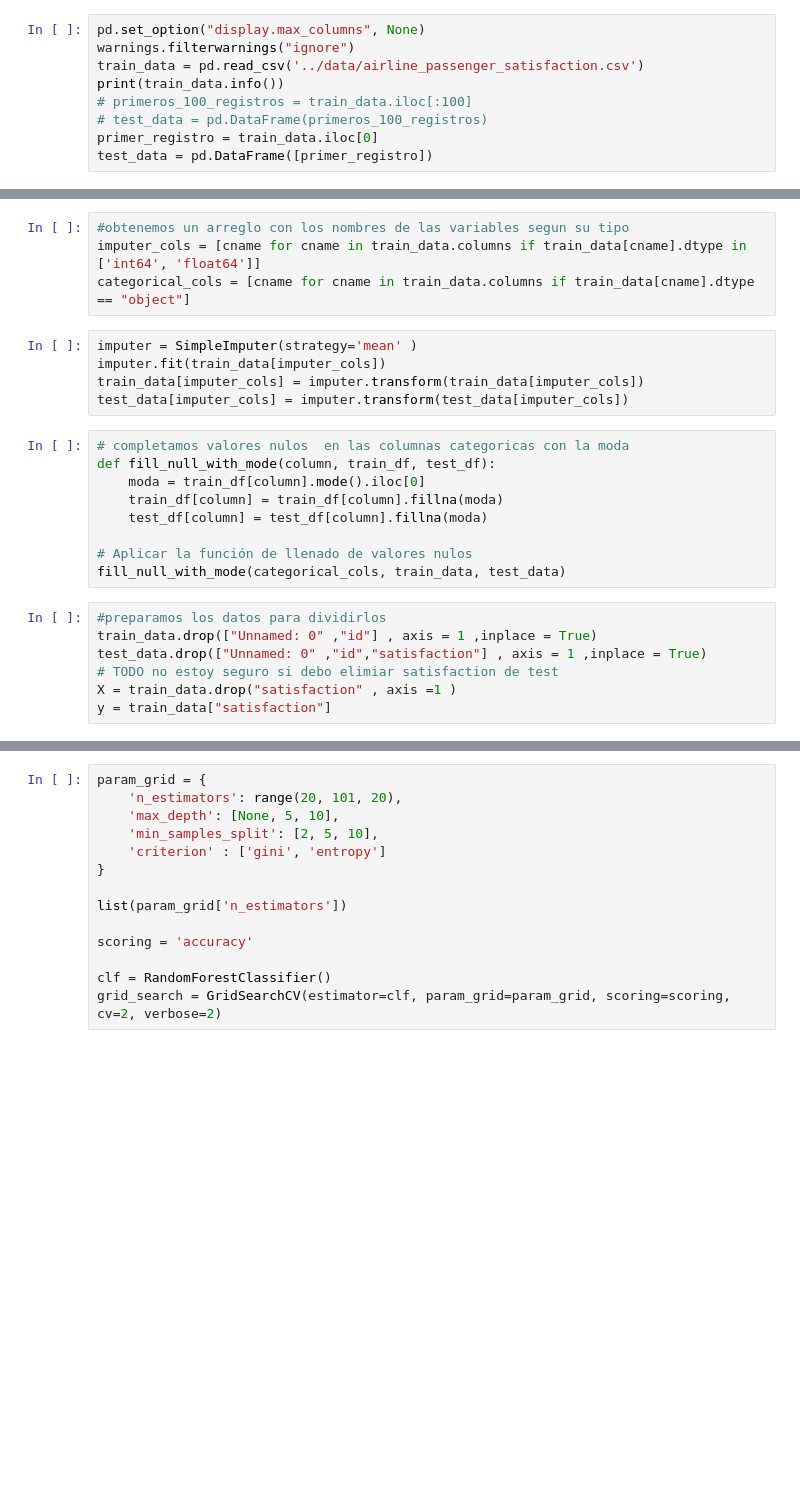
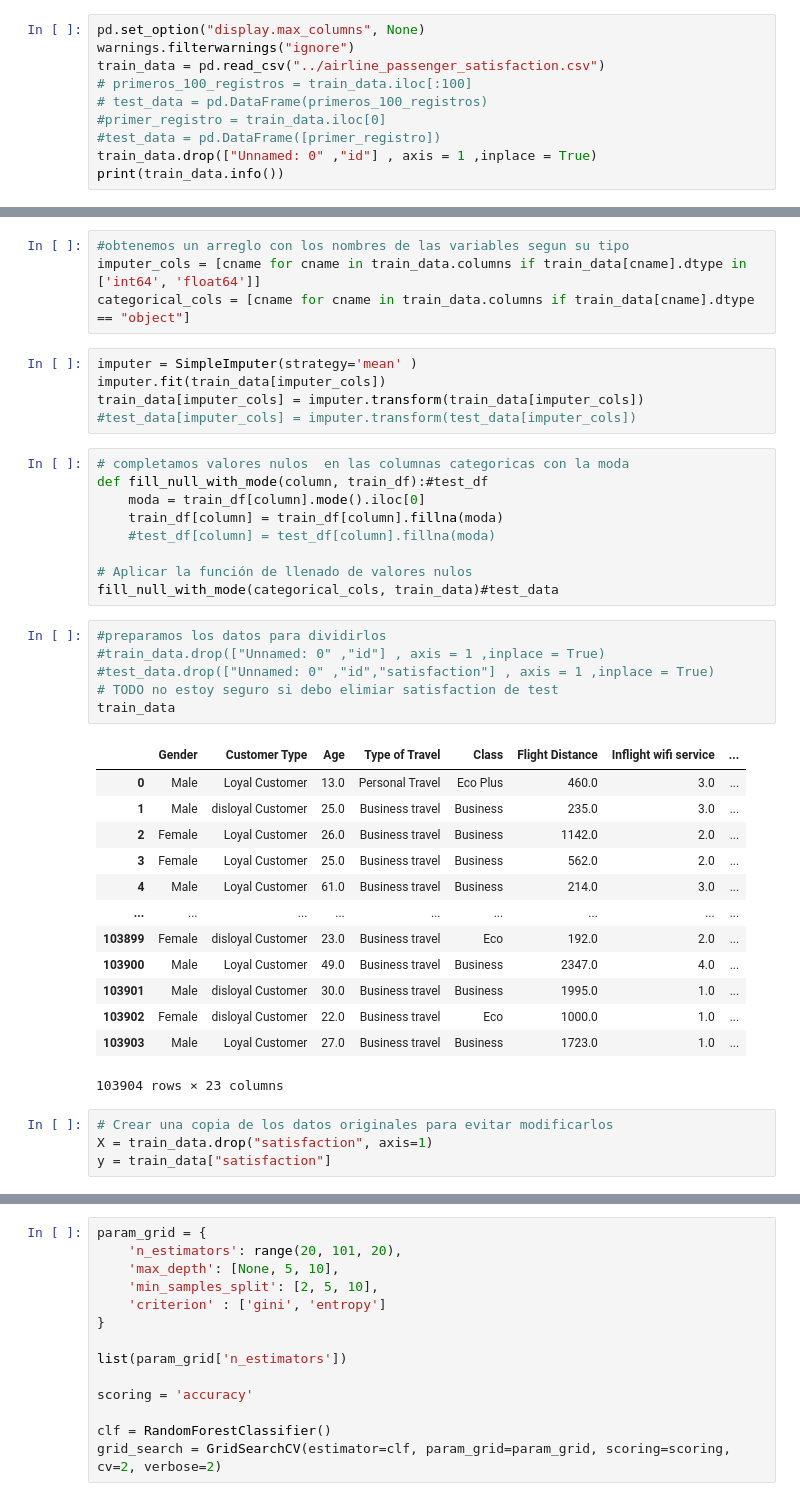
Before and after one commit to migue29/F5-Airlines, a Jupyter notebook: notebooks/f5-airlines.ipynb, the cells around one changed output, grey strips where cells are left out. Cells and saved outputs as stored; diff of their text form; blank space fills up the shorter version.

```diff
--- a/notebooks/f5-airlines.ipynb
+++ b/notebooks/f5-airlines.ipynb
@@ -21,12 +21,13 @@ from sklearn.model_selection import GridSearchCV
 # %%
 pd.set_option("display.max_columns", None)
 warnings.filterwarnings("ignore")
-train_data = pd.read_csv('../data/airline_passenger_satisfaction.csv')
-print(train_data.info())
+train_data = pd.read_csv("../airline_passenger_satisfaction.csv")
 # primeros_100_registros = train_data.iloc[:100]
 # test_data = pd.DataFrame(primeros_100_registros)
-primer_registro = train_data.iloc[0]
-test_data = pd.DataFrame([primer_registro])
+#primer_registro = train_data.iloc[0]
+#test_data = pd.DataFrame([primer_registro])
+train_data.drop(["Unnamed: 0" ,"id"] , axis = 1 ,inplace = True)
+print(train_data.info())
 # %% [output]
 <class 'pandas.core.frame.DataFrame'>
 RangeIndex: 103904 entries, 0 to 103903
@@ -53,20 +54,37 @@ categorical_cols = [cname for cname in train_data.columns if train_data[cname].d
 imputer = SimpleImputer(strategy='mean' )
 imputer.fit(train_data[imputer_cols])
 train_data[imputer_cols] = imputer.transform(train_data[imputer_cols])
-test_data[imputer_cols] = imputer.transform(test_data[imputer_cols])
+#test_data[imputer_cols] = imputer.transform(test_data[imputer_cols])
 # %%
 # completamos valores nulos  en las columnas categoricas con la moda
-def fill_null_with_mode(column, train_df, test_df):
+def fill_null_with_mode(column, train_df):#test_df
     moda = train_df[column].mode().iloc[0]
     train_df[column] = train_df[column].fillna(moda)
-    test_df[column] = test_df[column].fillna(moda)
+    #test_df[column] = test_df[column].fillna(moda)
 
 # Aplicar la función de llenado de valores nulos
-fill_null_with_mode(categorical_cols, train_data, test_data)
+fill_null_with_mode(categorical_cols, train_data)#test_data
 # %%
 #preparamos los datos para dividirlos
-train_data.drop(["Unnamed: 0" ,"id"] , axis = 1 ,inplace = True)
-test_data.drop(["Unnamed: 0" ,"id","satisfaction"] , axis = 1 ,inplace = True)
+#train_data.drop(["Unnamed: 0" ,"id"] , axis = 1 ,inplace = True)
+#test_data.drop(["Unnamed: 0" ,"id","satisfaction"] , axis = 1 ,inplace = True)
 # TODO no estoy seguro si debo elimiar satisfaction de test
-X = train_data.drop("satisfaction" , axis =1 )
-y = train_data["satisfaction"]
+train_data
+# %% [output]
+|  | Gender | Customer Type | Age | Type of Travel | Class | Flight Distance | Inflight wifi service | ... |
+| 0 | Male | Loyal Customer | 13.0 | Personal Travel | Eco Plus | 460.0 | 3.0 | ... |
+| 1 | Male | disloyal Customer | 25.0 | Business travel | Business | 235.0 | 3.0 | ... |
+| 2 | Female | Loyal Customer | 26.0 | Business travel | Business | 1142.0 | 2.0 | ... |
+| 3 | Female | Loyal Customer | 25.0 | Business travel | Business | 562.0 | 2.0 | ... |
+| 4 | Male | Loyal Customer | 61.0 | Business travel | Business | 214.0 | 3.0 | ... |
+| ... | ... | ... | ... | ... | ... | ... | ... | ... |
+| 103899 | Female | disloyal Customer | 23.0 | Business travel | Eco | 192.0 | 2.0 | ... |
+| 103900 | Male | Loyal Customer | 49.0 | Business travel | Business | 2347.0 | 4.0 | ... |
+| 103901 | Male | disloyal Customer | 30.0 | Business travel | Business | 1995.0 | 1.0 | ... |
+| 103902 | Female | disloyal Customer | 22.0 | Business travel | Eco | 1000.0 | 1.0 | ... |
+| 103903 | Male | Loyal Customer | 27.0 | Business travel | Business | 1723.0 | 1.0 | ... |
+103904 rows × 23 columns
+# %%
+# Crear una copia de los datos originales para evitar modificarlos
+X = train_data.drop("satisfaction", axis=1)
+y = train_data["satisfaction"]
```
Also changed, not shown: parts of 8 cells of this notebook, 1 other file.
